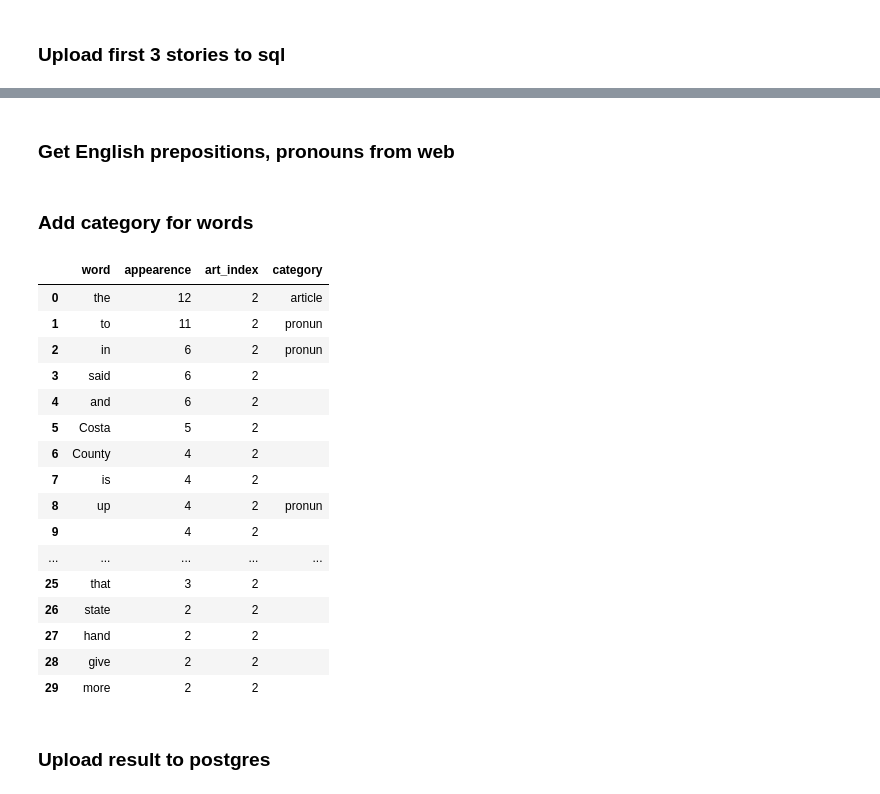
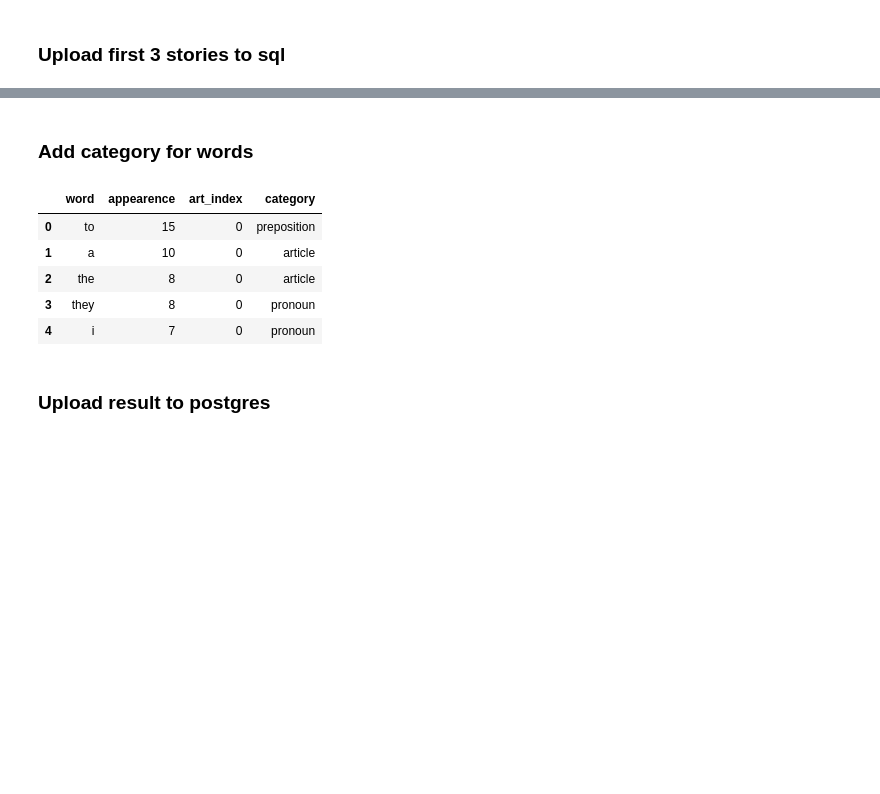
Before and after one commit to lanakimova/ETL-project, a Jupyter notebook: etl-chellenge.ipynb, the cells around one changed output, grey strips where cells are left out. Saved outputs shown, nothing was run; the diff lists cells and outputs as text; code cells hidden in the pictures; blank space fills up the shorter version.

```diff
--- a/etl-chellenge.ipynb
+++ b/etl-chellenge.ipynb
@@ -169,2 +262,0 @@ for i in range(3):
-# %% [markdown]
-### Get English prepositions, pronouns from web
@@ -180,9 +262,0 @@ prep_soup = BeautifulSoup(prep_response.text, 'html.parser')
-# %%
-prepositions_draft = prep_soup.find_all('li')
-prepositions = []
-
-for preposition in prepositions_draft:
-    prepositions.append(preposition.text)
-
-prepositions_df = pd.DataFrame(prepositions, columns=['preposition'])
-prepositions_df.to_sql('prepositions', conn, if_exists='append')
@@ -195,16 +262,0 @@ pronoun_soup = BeautifulSoup(pronoun_response.text, 'html.parser')
-# %%
-pronouns_draft = prep_soup.find('main').find_all('li')
-pronouns = []
-
-for pronoun in pronouns_draft:
-    pronouns.append(pronoun.text)
-
-pronouns_df = pd.DataFrame(pronouns, columns=['pronoun'])
-pronouns_df.to_sql( 'pronouns', conn, if_exists='append')
-# %%
-# Category for words in  DF
-
-articles = ['a', 'an', 'the']
-weekdays = ['Monday', 'Tuesday', 'Wednesday', 'Thursday', 'Friday', 'Saturday', 'Sunday']
-months = ["January", 'February', "March", "April", "May"
-          , "June", "July", "August", "September", "October", "November", "December"]
@@ -213,41 +267,35 @@ months = ["January", 'February', "March", "April", "May"
 # %%
 story_df['category'] = ''
 
 for ind in range(len(story_df['word'])):
-    if story_df['word'][ind] in articles:
+    if story_df.iloc[ind]['word'] in articles:
         story_df.loc[ind, 'category'] = 'article'
 
-
-    if story_df['word'][ind] in weekdays:
+    if story_df.iloc[ind]['word'] in weekdays:
         story_df.loc[ind, 'category'] = 'weekday'
 
+    if story_df.iloc[ind]['word'] in months:
+        story_df.loc[ind, 'category'] = 'month'
 
-    if story_df['word'][ind] in prepositions:
+    if story_df.iloc[ind]['word'] in prepositions:
         story_df.loc[ind, 'category'] = 'preposition'
 
-    if story_df['word'][ind] in pronouns:
-        story_df.loc[ind, 'category'] = 'pronun'
+    if story_df.iloc[ind]['word'] in pronouns:
+        story_df.loc[ind, 'category'] = 'pronoun'
+
+    if story_df.iloc[ind]['word'] in conjuctions:
+        story_df.loc[ind, 'category'] = 'conjunction'
 
 
-story_df.head(30)
+story_df.drop(['index'], axis=1, inplace=True)
+story_df.head()
 # %% [output]
 |  | word | appearence | art_index | category |
-| 0 | the | 12 | 2 | article |
-| 1 | to | 11 | 2 | pronun |
-| 2 | in | 6 | 2 | pronun |
-| 3 | said | 6 | 2 |  |
-| 4 | and | 6 | 2 |  |
-| 5 | Costa | 5 | 2 |  |
-| 6 | County | 4 | 2 |  |
-| 7 | is | 4 | 2 |  |
-| 8 | up | 4 | 2 | pronun |
-| 9 |  | 4 | 2 |  |
-| ... | ... | ... | ... | ... |
-| 25 | that | 3 | 2 |  |
-| 26 | state | 2 | 2 |  |
-| 27 | hand | 2 | 2 |  |
-| 28 | give | 2 | 2 |  |
-| 29 | more | 2 | 2 |  |
+| 0 | to | 15 | 0 | preposition |
+| 1 | a | 10 | 0 | article |
+| 2 | the | 8 | 0 | article |
+| 3 | they | 8 | 0 | pronoun |
+| 4 | i | 7 | 0 | pronoun |
 # %% [markdown]
 ### Upload result to postgres
 # %%
```
Also changed, not shown: parts of 34 cells of this notebook.
